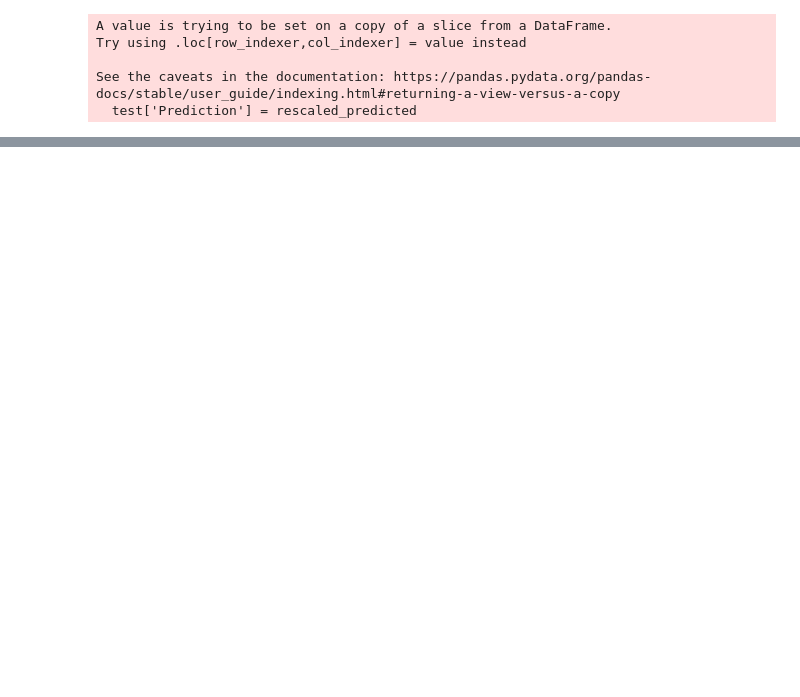
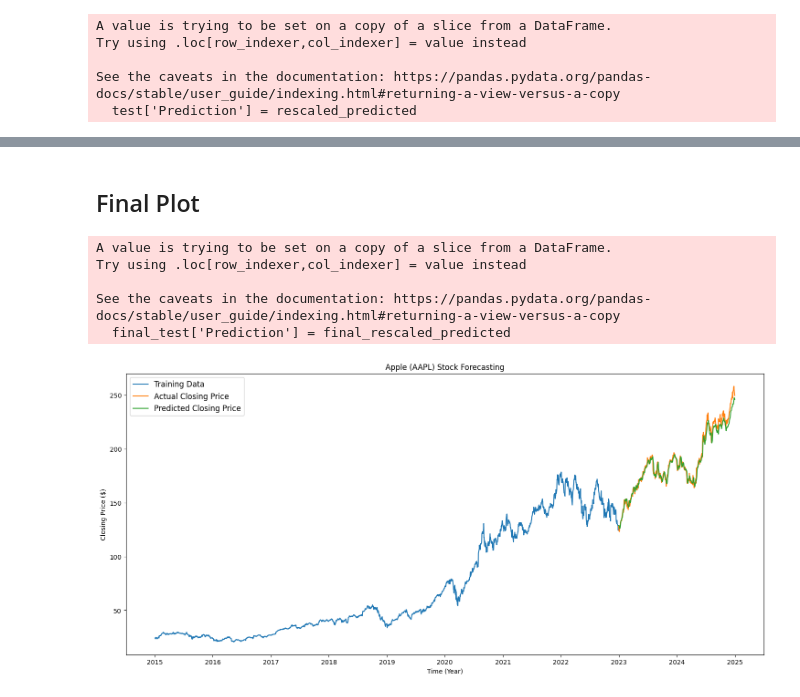
Before and after one commit to VinsonQNguyen/deep-learning-aapl-stock, a Jupyter notebook: AAPLStock.ipynb, the cells around one changed output, grey strips where cells are left out. Drawn from its saved outputs; the diff is of its cells as text; code cells hidden in the pictures; blank space fills up the shorter version.

```diff
--- a/AAPLStock.ipynb
+++ b/AAPLStock.ipynb
@@ -289,0 +444,5 @@ plt.show()
+# %%
+final_X_train = torch.tensor(final_X_train).float()
+final_X_test = torch.tensor(final_X_test).float()
+final_y_train = torch.tensor(final_y_train).float()
+final_y_test = torch.tensor(final_y_test).float()
@@ -289,0 +496,4 @@ plt.show()
+# %%
+final_model = LSTM(1, best_h, best_num_l)
+final_model.to(device)
+final_model
@@ -289,0 +530,9 @@ plt.show()
+# %%
+with torch.no_grad():
+    final_predicted = final_model(final_X_test.to(device)).to('cpu').numpy() # predictions
+    final_actual = final_y_test.cpu().numpy() # ground truth
+
+final_rescaled_predicted = scaler.inverse_transform(final_predicted.reshape(-1, 1))
+final_rescaled_actual = scaler.inverse_transform(final_actual.reshape(-1, 1))
+final_rmse = mean_squared_error(final_rescaled_predicted, final_rescaled_actual) ** .5
+print('RMSE: ', final_rmse)
@@ -289,0 +547,24 @@ plt.show()
+# %% [markdown]
+## Final Plot
+# %%
+final_train = news_data[:training_index]
+final_test = news_data[training_index:]
+final_test['Prediction'] = final_rescaled_predicted
+# %% [output]
+A value is trying to be set on a copy of a slice from a DataFrame.
+Try using .loc[row_indexer,col_indexer] = value instead
+
+See the caveats in the documentation: https://pandas.pydata.org/pandas-docs/stable/user_guide/indexing.html#returning-a-view-versus-a-copy
+  final_test['Prediction'] = final_rescaled_predicted
+# %%
+plt.figure(figsize = (18, 8))
+plt.title("Apple (AAPL) Stock Forecasting")
+plt.plot(final_train['Close'], label = 'Training Data')
+plt.plot(final_test['Close'], label = 'Actual Closing Price')
+plt.plot(final_test['Prediction'], label = 'Predicted Closing Price')
+plt.xlabel('Time (Year)')
+plt.ylabel('Closing Price ($)')
+plt.legend(fontsize = 12)
+plt.show()
+# %% [output]
+[figure, added]
```
Also changed, not shown: parts of 46 cells of this notebook.
